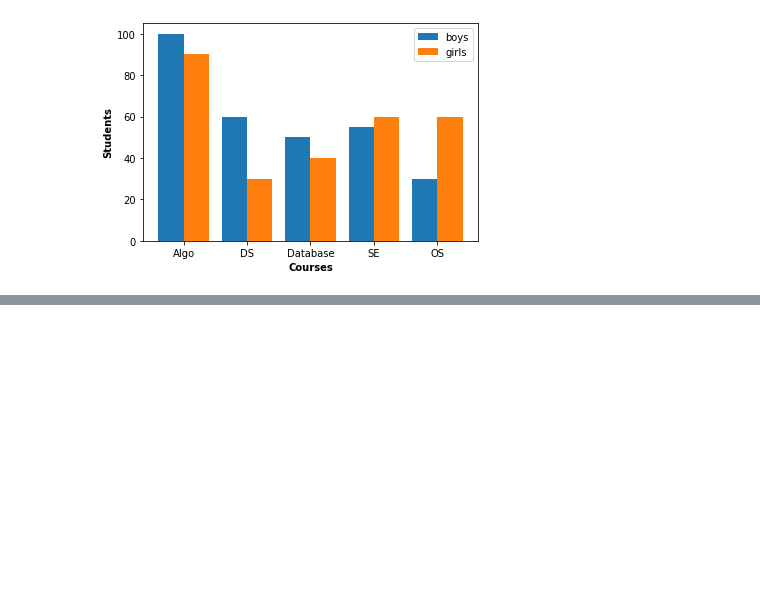
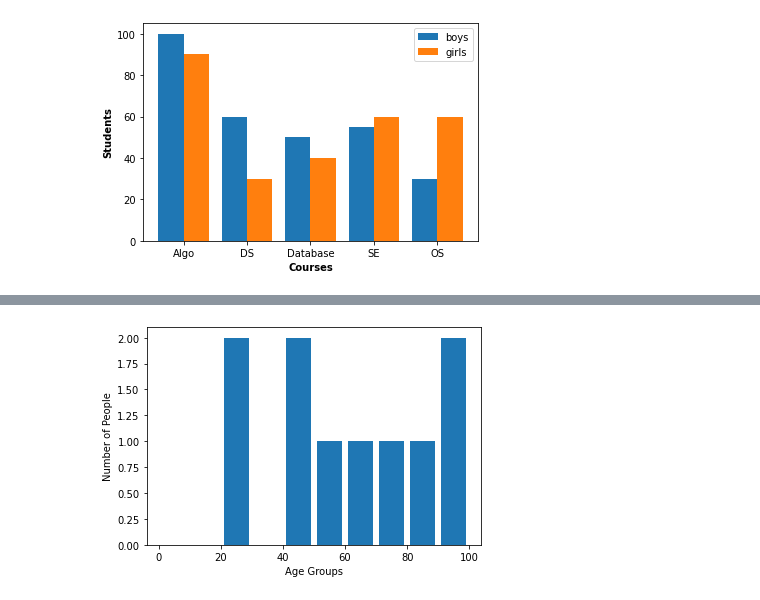
Before and after one commit to ShakilM26/Data-Visualization, a Jupyter notebook: matplotlib.ipynb, the cells around one changed output, grey strips where cells are left out. Cells and saved outputs as stored; diff of their text form; code cells hidden in the pictures; blank space fills up the shorter version.

```diff
--- a/matplotlib.ipynb
+++ b/matplotlib.ipynb
@@ -85,0 +101,10 @@ plt.show()
+# %%
+age=[22,44,66,88,41,26,50,71,90,100]
+bins=[0,10,20,30,40,50,60,70,80,90,100]
+# %%
+plt.hist(age, bins, histtype='bar', rwidth=0.8)
+plt.xlabel('Age Groups')
+plt.ylabel('Number of People')
+plt.show()
+# %% [output]
+[figure, added]
```
Also changed, not shown: parts of 3 cells of this notebook.
